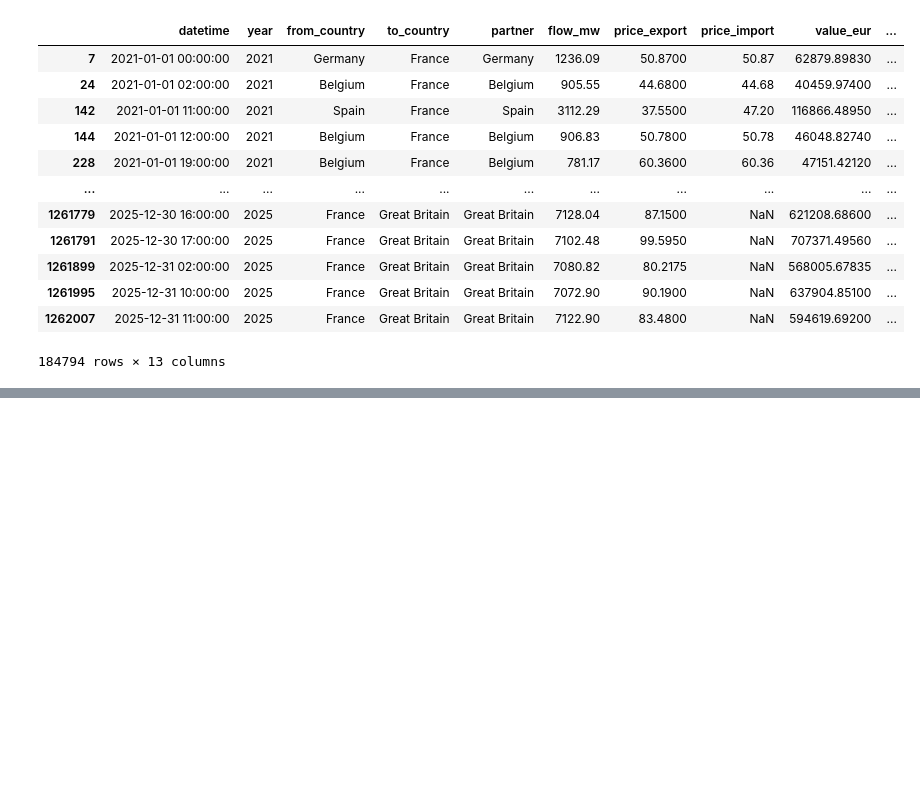
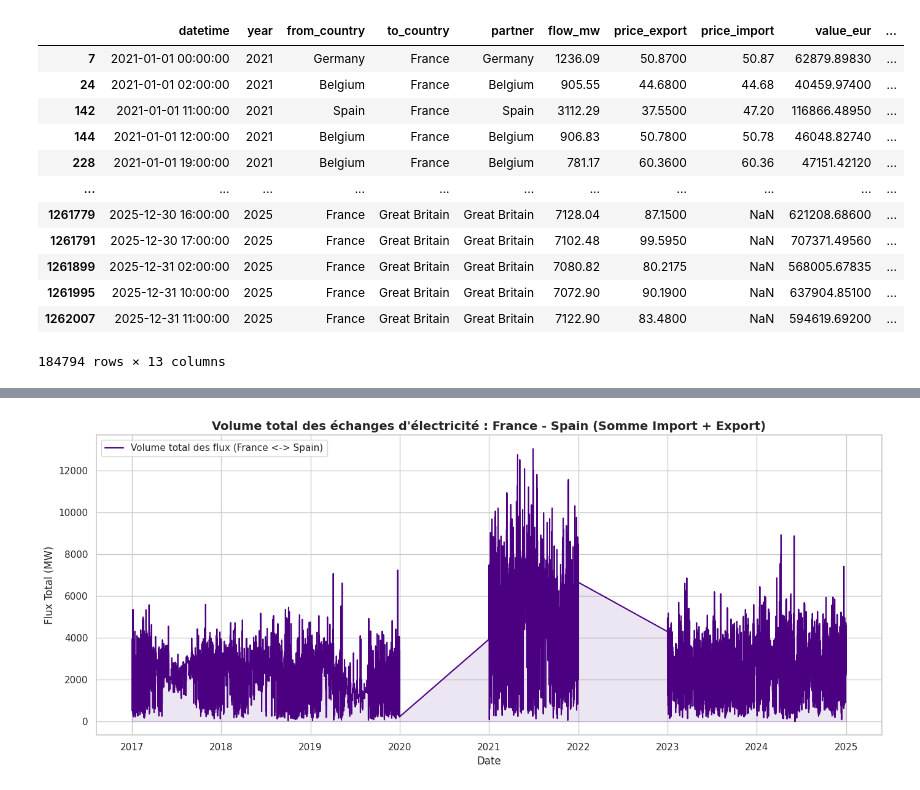
Before and after one commit to Fanny46/Economics-of-Energy-Markets, a Jupyter notebook: notebook.ipynb, the cells around one changed output, grey strips where cells are left out. Saved outputs shown, nothing was run; the diff lists cells and outputs as text; code cells hidden in the pictures; blank space fills up the shorter version.

```diff
--- a/notebook.ipynb
+++ b/notebook.ipynb
@@ -158,0 +278,2 @@ fig.show()
+# %%
+truc = load_entsoe_folder('data/flows_com')
@@ -158,0 +398,4 @@ fig.show()
+# %%
+plot_somme_flux_pays(truc, 'Spain')
+# %% [output]
+[figure, added]
```
Also changed, not shown: parts of 16 cells of this notebook.
